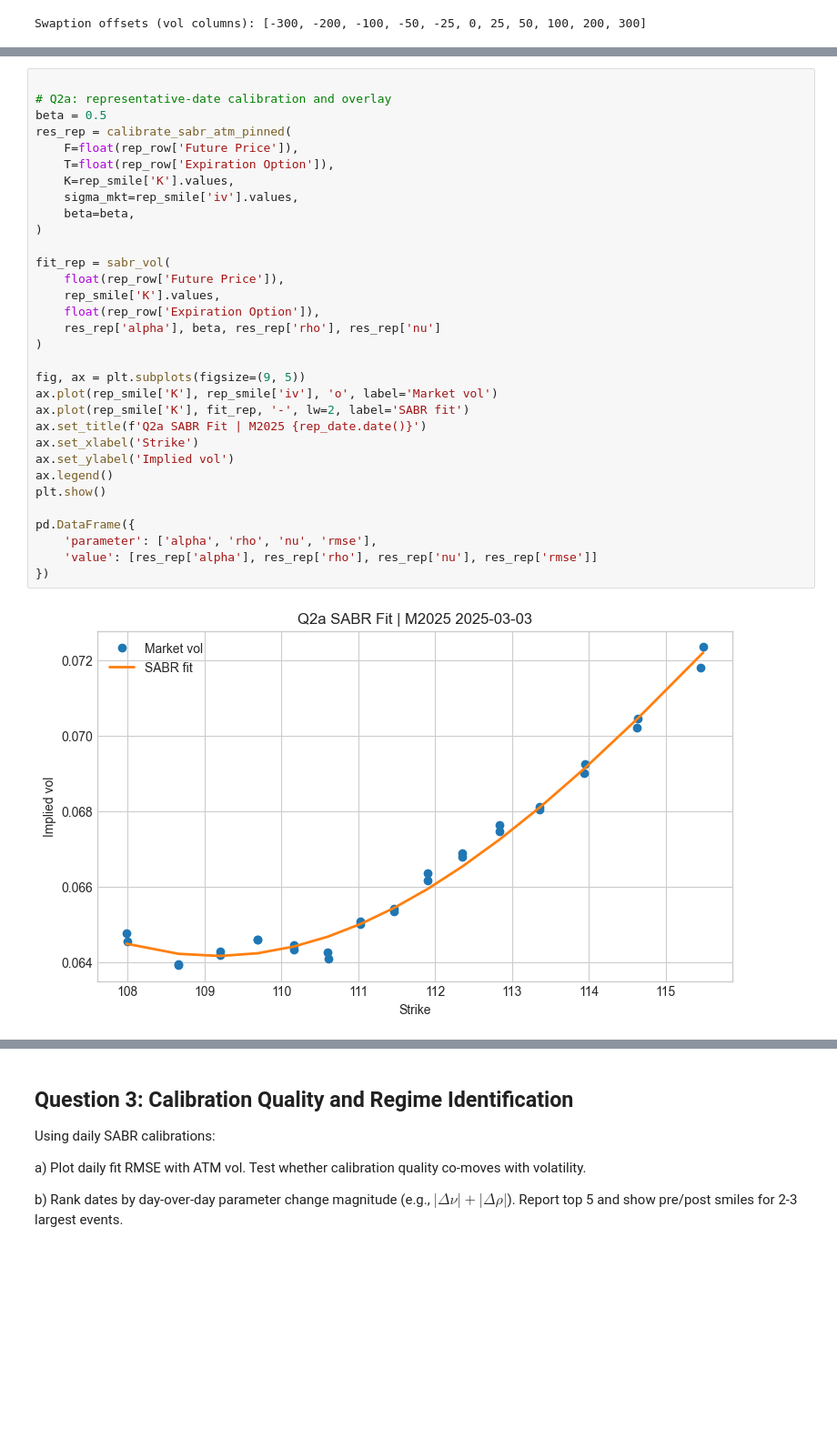
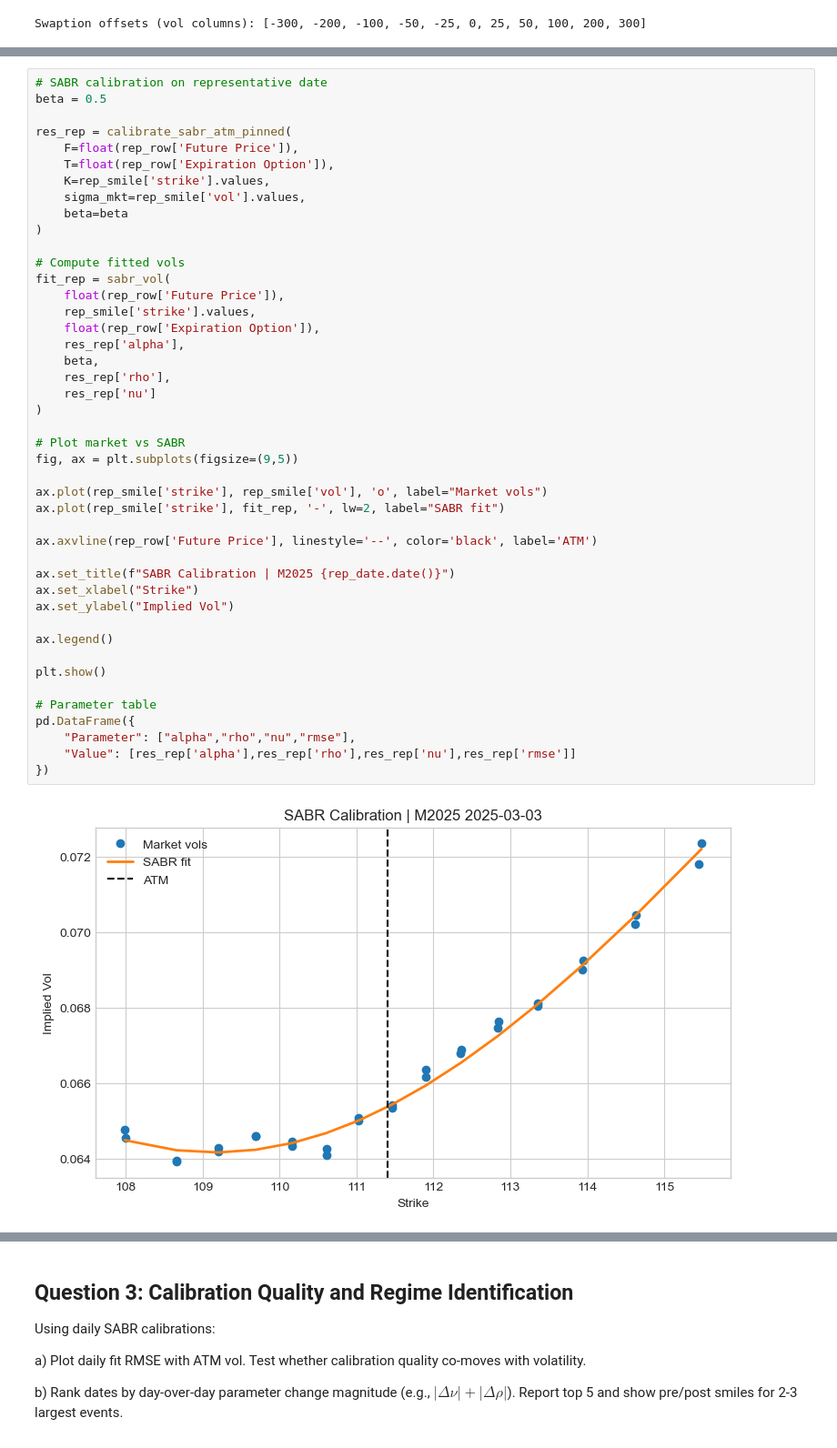
Before and after one commit to se101/Fixed-Income-Derivatives-, a Jupyter notebook: Project.ipynb, the cells around one changed output, grey strips where cells are left out. Shown at 91% size. Drawn from its saved outputs; the diff is of its cells as text; blank space fills up the shorter version.

```diff
--- a/Project.ipynb
+++ b/Project.ipynb
@@ -628,34 +1129,46 @@ c) Report daily RMSE of calibrations. Identify dates/contracts with notably wors
 # %%
+# SABR calibration on representative date
+beta = 0.5
 
-# Q2a: representative-date calibration and overlay
-beta = 0.5
 res_rep = calibrate_sabr_atm_pinned(
     F=float(rep_row['Future Price']),
     T=float(rep_row['Expiration Option']),
-    K=rep_smile['K'].values,
-    sigma_mkt=rep_smile['iv'].values,
-    beta=beta,
+    K=rep_smile['strike'].values,
+    sigma_mkt=rep_smile['vol'].values,
+    beta=beta
 )
 
+# Compute fitted vols
 fit_rep = sabr_vol(
     float(rep_row['Future Price']),
-    rep_smile['K'].values,
+    rep_smile['strike'].values,
     float(rep_row['Expiration Option']),
-    res_rep['alpha'], beta, res_rep['rho'], res_rep['nu']
+    res_rep['alpha'],
+    beta,
+    res_rep['rho'],
+    res_rep['nu']
 )
 
-fig, ax = plt.subplots(figsize=(9, 5))
-ax.plot(rep_smile['K'], rep_smile['iv'], 'o', label='Market vol')
-ax.plot(rep_smile['K'], fit_rep, '-', lw=2, label='SABR fit')
-ax.set_title(f'Q2a SABR Fit | M2025 {rep_date.date()}')
-ax.set_xlabel('Strike')
-ax.set_ylabel('Implied vol')
+# Plot market vs SABR
+fig, ax = plt.subplots(figsize=(9,5))
+
+ax.plot(rep_smile['strike'], rep_smile['vol'], 'o', label="Market vols")
+ax.plot(rep_smile['strike'], fit_rep, '-', lw=2, label="SABR fit")
+
+ax.axvline(rep_row['Future Price'], linestyle='--', color='black', label='ATM')
+
+ax.set_title(f"SABR Calibration | M2025 {rep_date.date()}")
+ax.set_xlabel("Strike")
+ax.set_ylabel("Implied Vol")
+
 ax.legend()
+
 plt.show()
 
+# Parameter table
 pd.DataFrame({
-    'parameter': ['alpha', 'rho', 'nu', 'rmse'],
-    'value': [res_rep['alpha'], res_rep['rho'], res_rep['nu'], res_rep['rmse']]
+    "Parameter": ["alpha","rho","nu","rmse"],
+    "Value": [res_rep['alpha'],res_rep['rho'],res_rep['nu'],res_rep['rmse']]
 })
 # %% [output]
-[figure, old version]
+[figure, new version]
```
Also changed, not shown: parts of 42 cells of this notebook.
